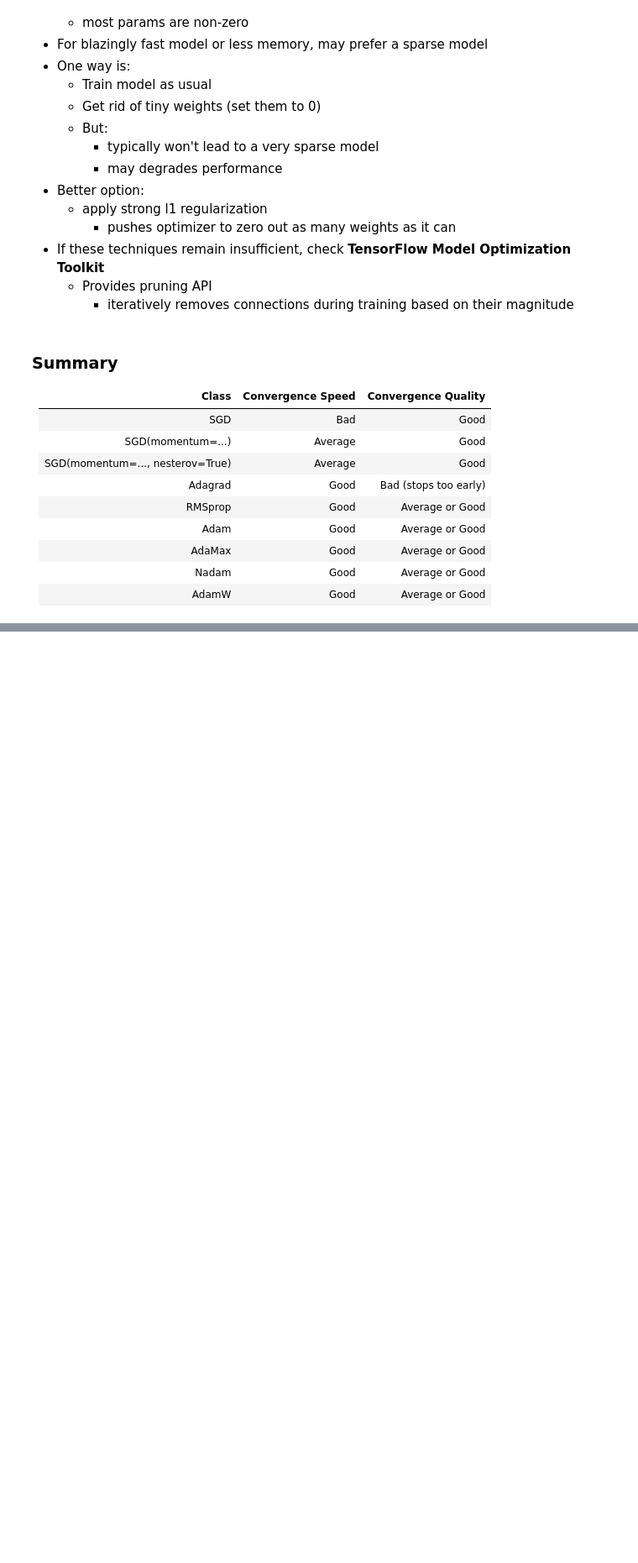
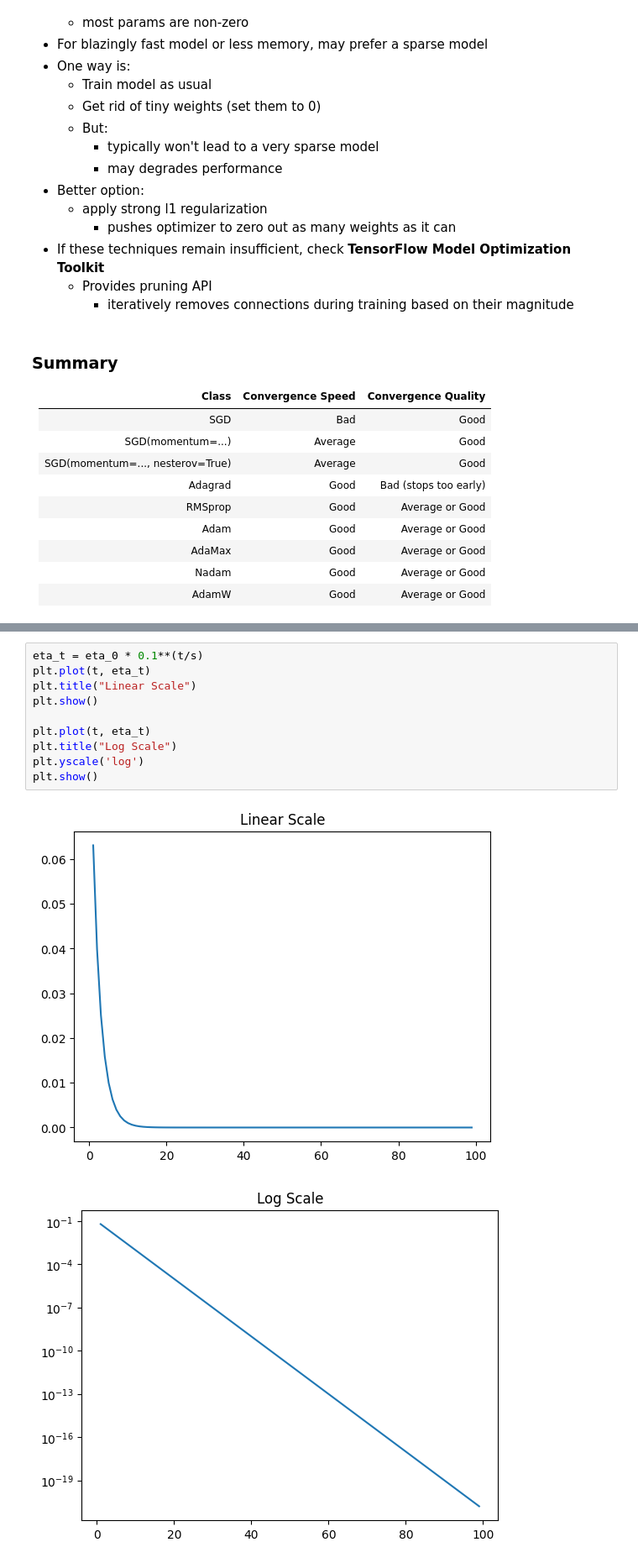
Before and after one commit to hAI-FA001/ML-homl---Learn, a Jupyter notebook: Part II - Neural Networks and Deep Learning/Ch-11.ipynb, the cells around one changed output, grey strips where cells are left out. Shown: that part at 84% size. Drawn from its saved outputs; the diff is of its cells as text; blank space fills up the shorter version.

```diff
--- a/Part II - Neural Networks and Deep Learning/Ch-11.ipynb
+++ b/Part II - Neural Networks and Deep Learning/Ch-11.ipynb
@@ -879,0 +921,13 @@ opt = tf.keras.optimizers.AdamW()
+# %%
+eta_t = eta_0 * 0.1**(t/s)
+plt.plot(t, eta_t)
+plt.title("Linear Scale")
+plt.show()
+
+plt.plot(t, eta_t)
+plt.title("Log Scale")
+plt.yscale('log')
+plt.show()
+# %% [output]
+[figure, added]
+[figure, added]
```
Also changed, not shown: parts of 27 cells of this notebook.
